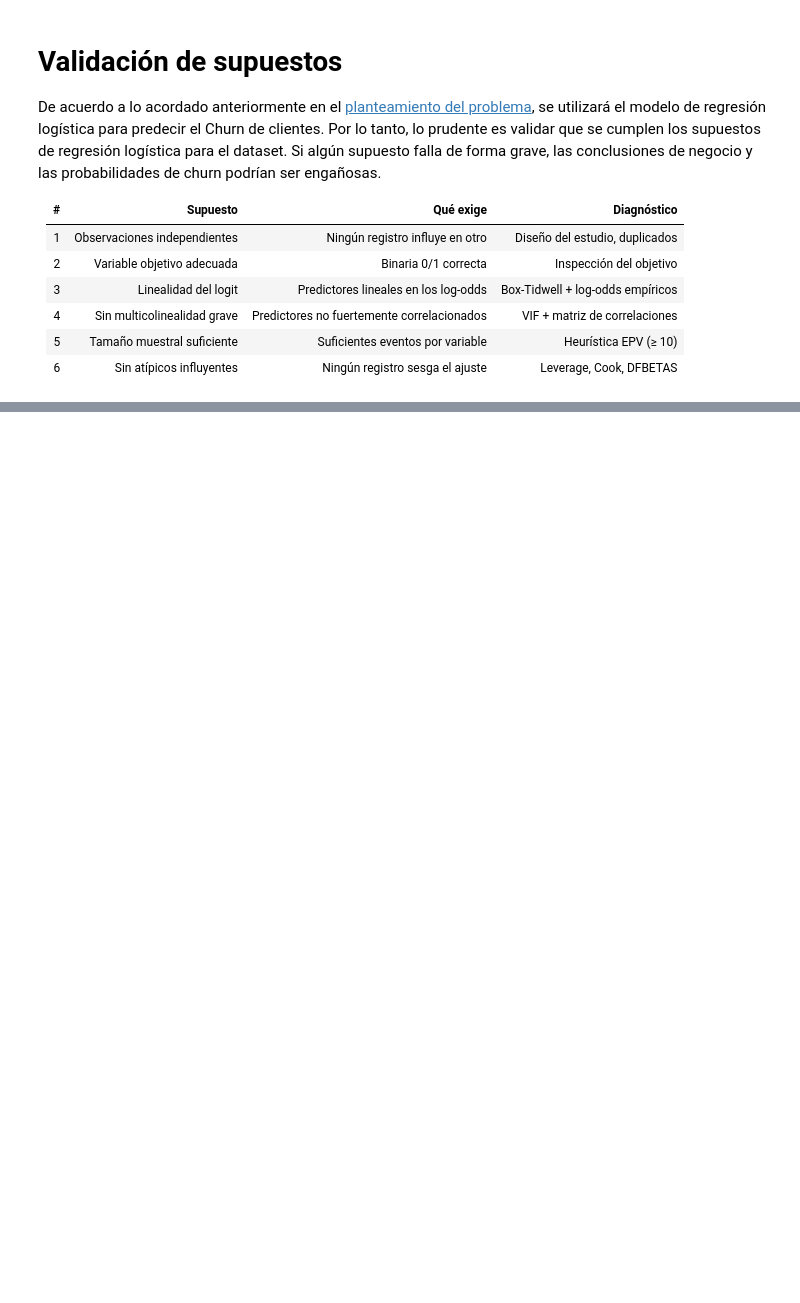
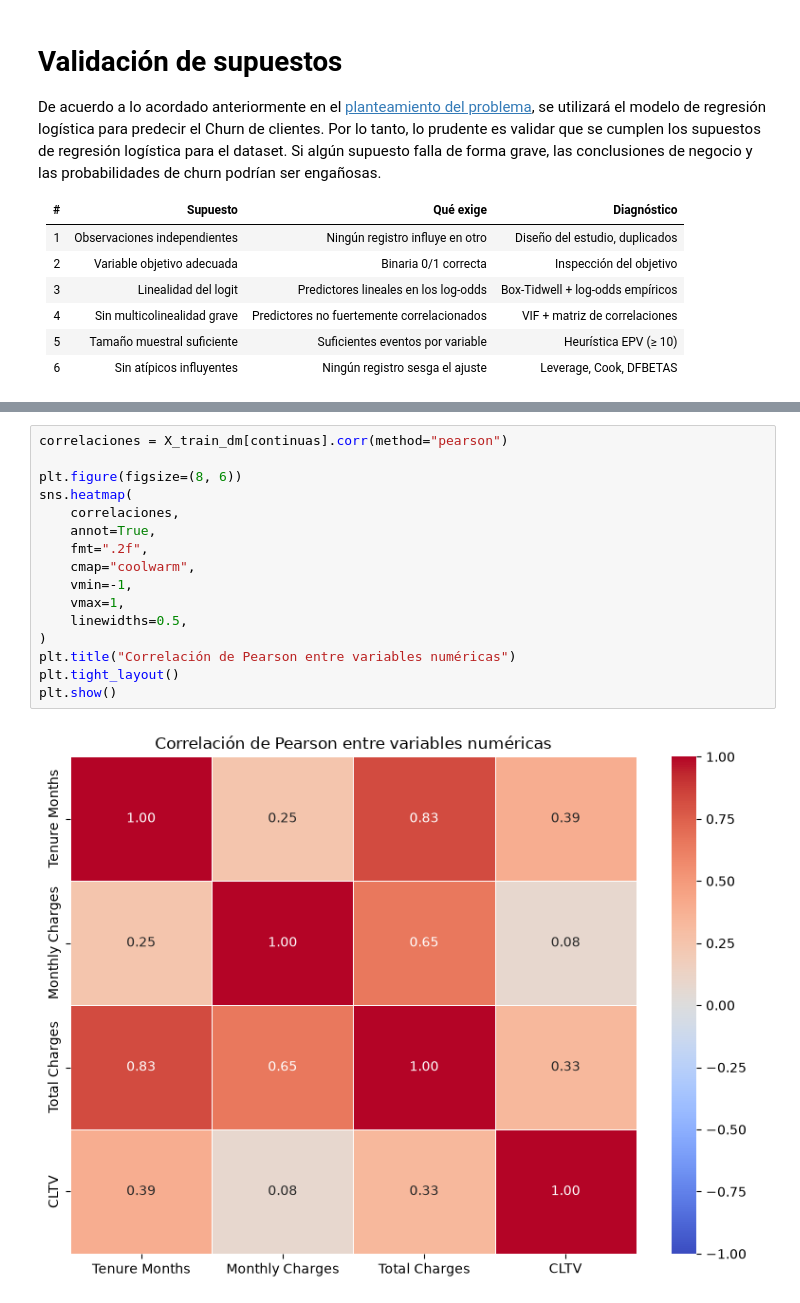
Before and after one commit to Sinoombre/IA-Parcial-2, a Jupyter notebook: data/EDA.ipynb, the cells around one changed output, grey strips where cells are left out. Drawn from its saved outputs; the diff is of its cells as text; blank space fills up the shorter version.

```diff
--- a/data/EDA.ipynb
+++ b/data/EDA.ipynb
@@ -615,0 +967,18 @@ De acuerdo a lo acordado anteriormente en el [planteamiento del problema](#probl
+# %%
+correlaciones = X_train_dm[continuas].corr(method="pearson")
+
+plt.figure(figsize=(8, 6))
+sns.heatmap(
+    correlaciones,
+    annot=True,
+    fmt=".2f",
+    cmap="coolwarm",
+    vmin=-1,
+    vmax=1,
+    linewidths=0.5,
+)
+plt.title("Correlación de Pearson entre variables numéricas")
+plt.tight_layout()
+plt.show()
+# %% [output]
+[figure, added]
```
Also changed, not shown: parts of 34 cells of this notebook.
